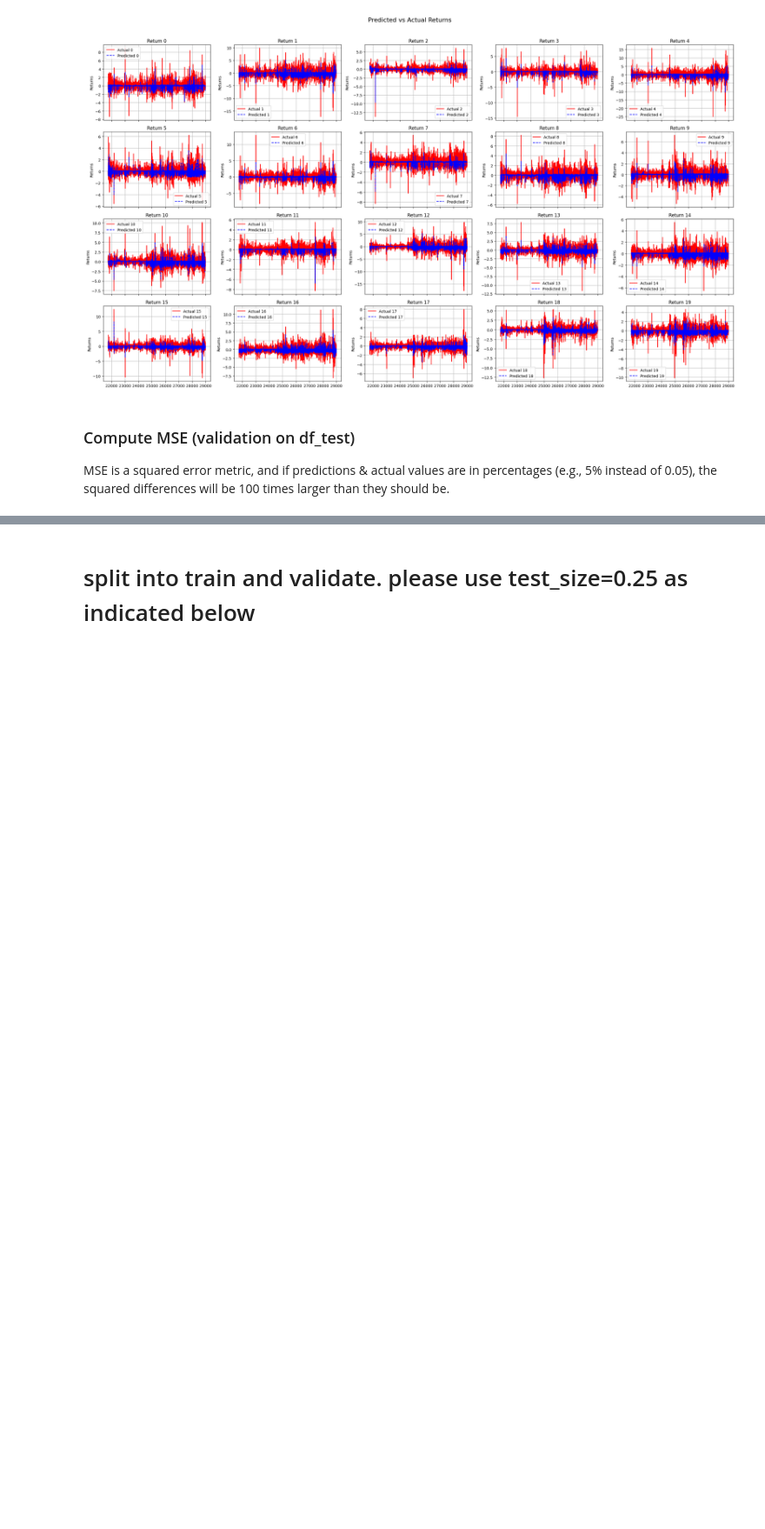
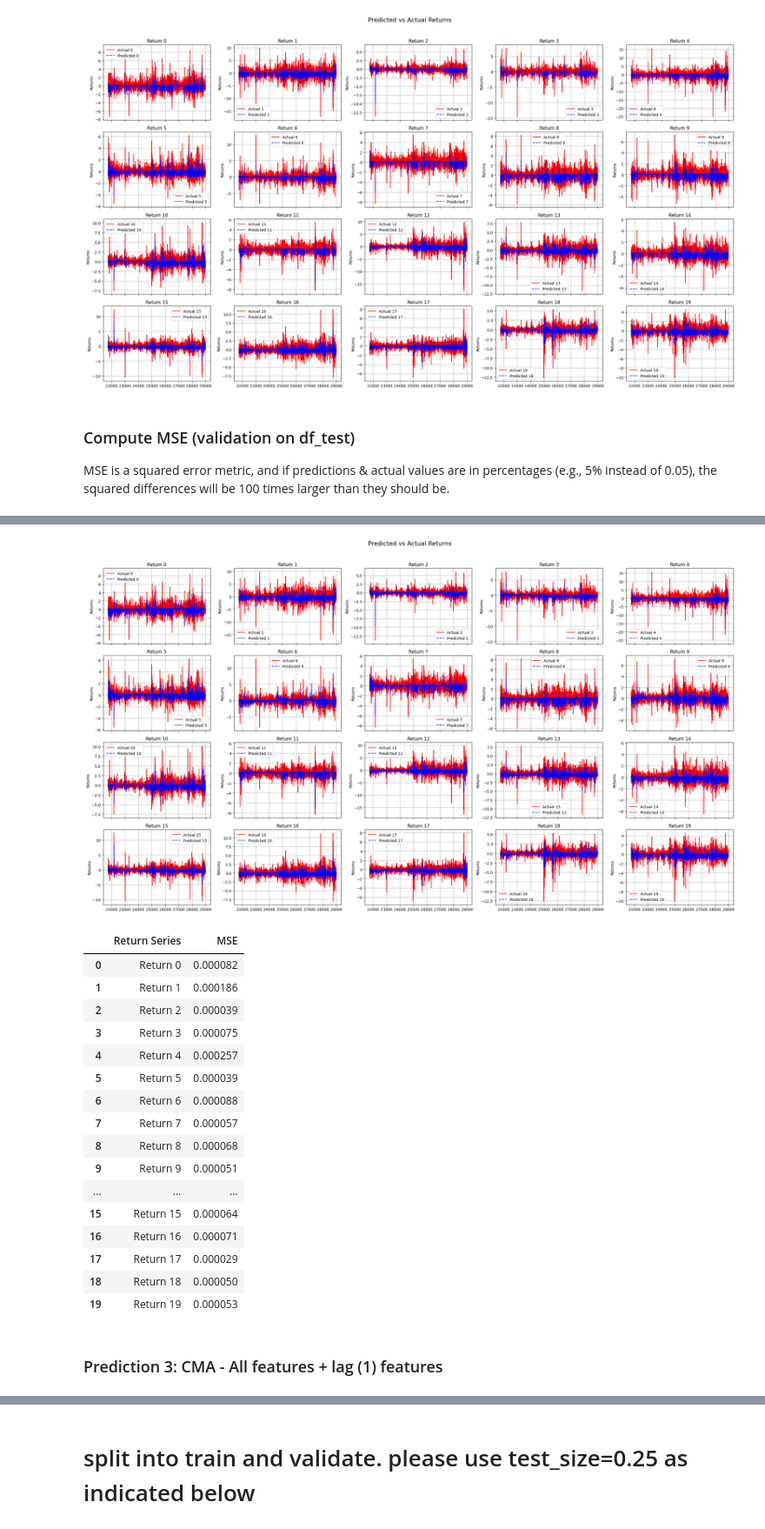
Before and after one commit to maxcardosoderesende/data_science_projects, a Jupyter notebook: AlphaNova_trading/alpha-nova/AlphaNovaContestTemplate.24.02.25_max.ipynb, the cells around one changed output, grey strips where cells are left out. Shown at 87% size. Drawn from its saved outputs; the diff is of its cells as text; code cells hidden in the pictures; blank space fills up the shorter version.

Commit message:
git commit -m ":fire: update notebook predictions strategies"

```diff
--- a/AlphaNova_trading/alpha-nova/AlphaNovaContestTemplate.24.02.25_max.ipynb
+++ b/AlphaNova_trading/alpha-nova/AlphaNovaContestTemplate.24.02.25_max.ipynb
@@ -632,16 +621,3 @@ plot_comparison(df_cma_predicted, rows=4, cols=5)
 ### Compute MSE (validation on df_test)
 
 MSE is a squared error metric, and if predictions & actual values are in percentages (e.g., 5% instead of 0.05), the squared differences will be 100 times larger than they should be.
-# %%
-# Select only columns that start with 'predicted_return.' or 'actual_return.'
-cols_to_divide = [
-    col
-    for col in df_cma_predicted.columns
-    if col.startswith(("predicted_return.", "actual_return."))
-]
-
-# Divide these columns by 100
-df_cma_predicted[cols_to_divide] = df_cma_predicted[cols_to_divide] / 100
-
-# Display summary statistics to confirm changes
-df_cma_predicted.describe()
@@ -697,0 +624,26 @@ mse_df
+# %%
+def compute_mse(df):
+    # Select only columns that start with 'predicted_return.' or 'actual_return.'
+    cols_to_divide = [
+        col
+        for col in df.columns
+        if col.startswith(("predicted_return.", "actual_return."))
+    ]
+
+    # Divide these columns by 100
+    df[cols_to_divide] = df[cols_to_divide] / 100
+
+    # Compute mse
+    mse_results = {}
+    for i in range(20):  # 20 return columns
+        actual_col = f"actual_return.{i}"
+        predicted_col = f"predicted_return.{i}"
+
+        mse = mean_squared_error(df[actual_col], df[predicted_col])
+        mse_results[f"Return {i}"] = mse
+
+    # Convert to DataFrame for better visualization
+
+    mse_df = pd.DataFrame(list(mse_results.items()), columns=["Return Series", "MSE"])
+
+    return mse_df
@@ -697,0 +804,26 @@ mse_df
+# %%
+plot_comparison(df_cma_predicted_2, rows=4, cols=5)
+
+mse_df_2 = compute_mse(df_cma_predicted_2)
+mse_df_2
+# %% [output]
+[figure, added]
+|  | Return Series | MSE |
+| 0 | Return 0 | 0.000082 |
+| 1 | Return 1 | 0.000186 |
+| 2 | Return 2 | 0.000039 |
+| 3 | Return 3 | 0.000075 |
+| 4 | Return 4 | 0.000257 |
+| 5 | Return 5 | 0.000039 |
+| 6 | Return 6 | 0.000088 |
+| 7 | Return 7 | 0.000057 |
+| 8 | Return 8 | 0.000068 |
+| 9 | Return 9 | 0.000051 |
+| ... | ... | ... |
+| 15 | Return 15 | 0.000064 |
+| 16 | Return 16 | 0.000071 |
+| 17 | Return 17 | 0.000029 |
+| 18 | Return 18 | 0.000050 |
+| 19 | Return 19 | 0.000053 |
+# %% [markdown]
+### Prediction 3: CMA - All features + lag (1) features
```
Also changed, not shown: parts of 18 cells of this notebook.
